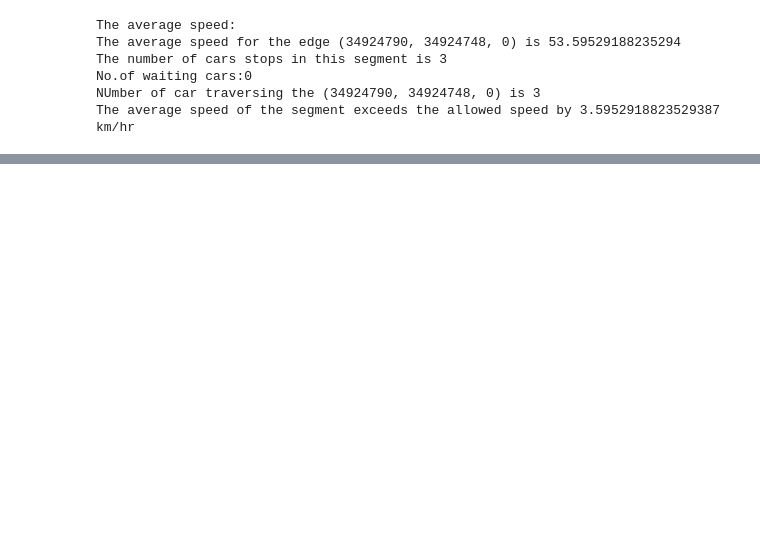
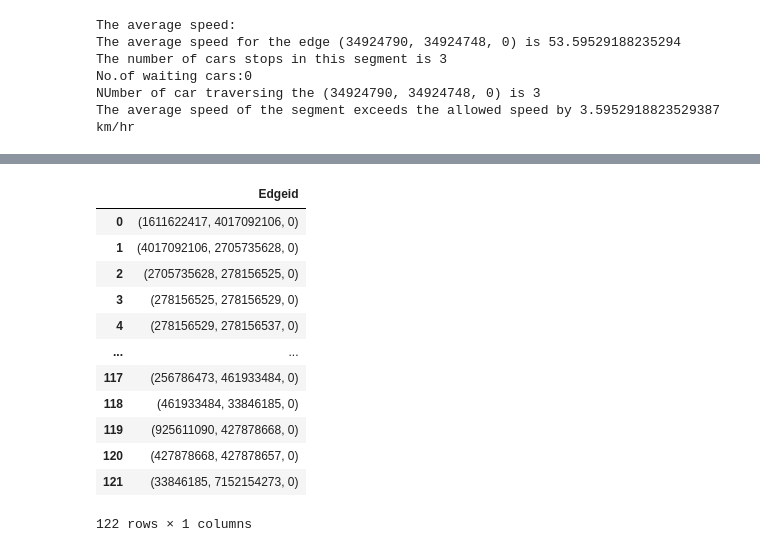
Before and after one commit to EsmatEnan/traffic-quality, a Jupyter notebook: Tasks.ipynb, the cells around one changed output, grey strips where cells are left out. Cells and saved outputs as stored; diff of their text form; code cells hidden in the pictures; blank space fills up the shorter version.

```diff
--- a/Tasks.ipynb
+++ b/Tasks.ipynb
@@ -431,0 +388,17 @@ df
+# %%
+edge_df= pd.DataFrame(edgeid, columns = ["Edgeid"])
+edge_df
+# %% [output]
+|  | Edgeid |
+| 0 | (1611622417, 4017092106, 0) |
+| 1 | (4017092106, 2705735628, 0) |
+| 2 | (2705735628, 278156525, 0) |
+| 3 | (278156525, 278156529, 0) |
+| 4 | (278156529, 278156537, 0) |
+| ... | ... |
+| 117 | (256786473, 461933484, 0) |
+| 118 | (461933484, 33846185, 0) |
+| 119 | (925611090, 427878668, 0) |
+| 120 | (427878668, 427878657, 0) |
+| 121 | (33846185, 7152154273, 0) |
+122 rows × 1 columns
```
Also changed, not shown: parts of 7 cells of this notebook.
